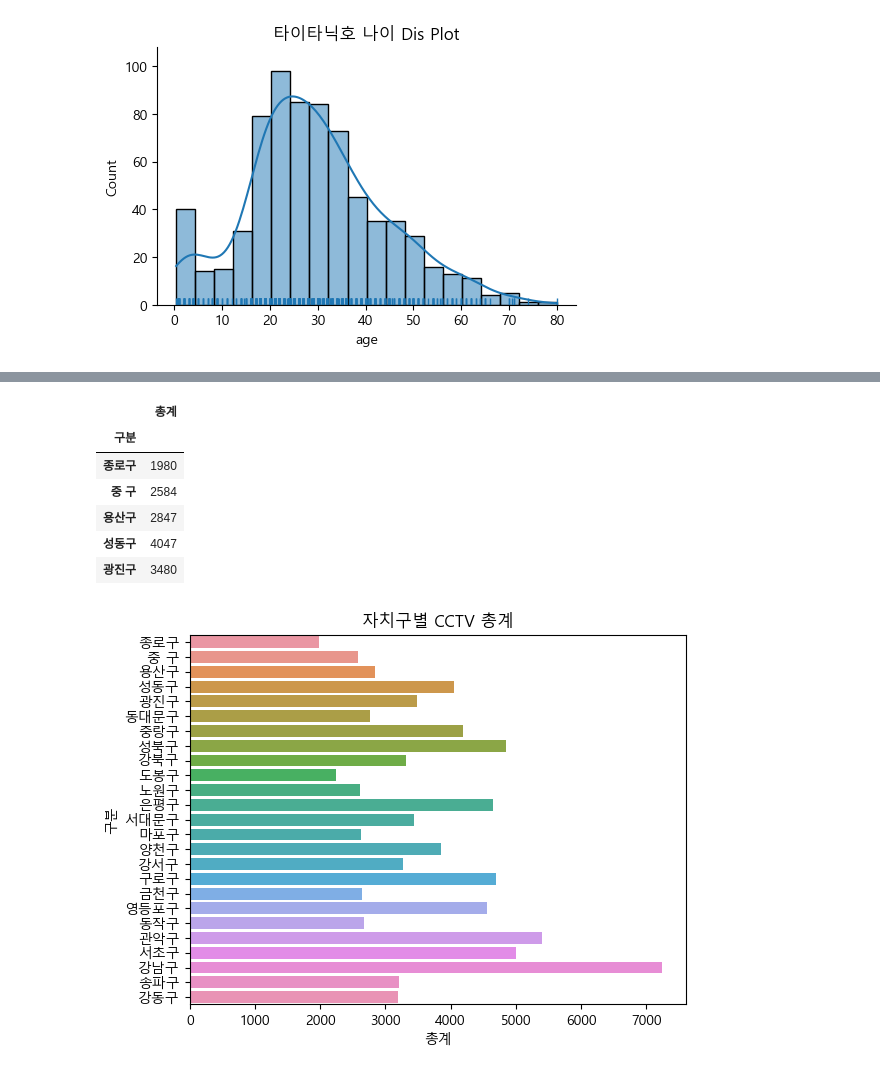
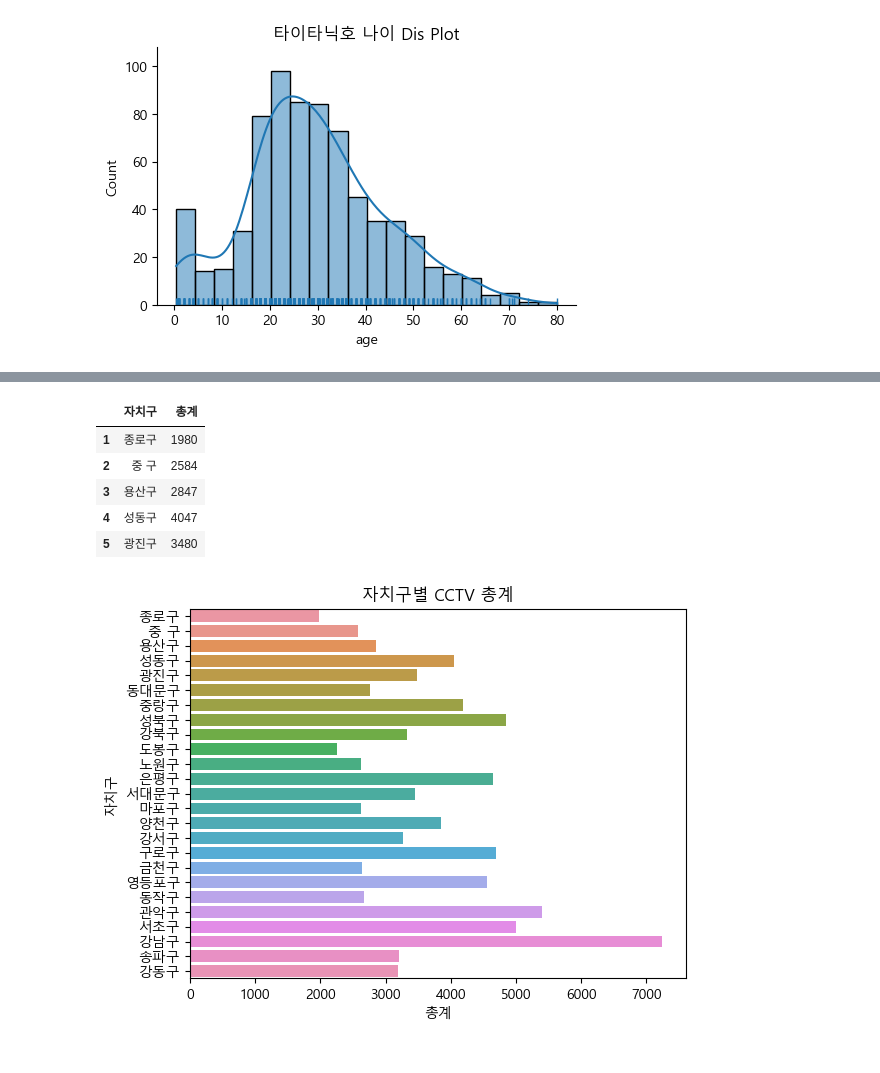
Before and after one commit to dlaudgh/DataAnalysis_Lecture_2023.04, a Jupyter notebook: 03.시각화/92.문제.ipynb, the cells around one changed output, grey strips where cells are left out. Cells and saved outputs as stored; diff of their text form; code cells hidden in the pictures.

```diff
--- a/03.시각화/92.문제.ipynb
+++ b/03.시각화/92.문제.ipynb
@@ -34,18 +40,17 @@ columns = '구분,총계'.split(',')
 cctv = pd.read_csv(filename, encoding='euc=kr', thousands=',')
 cctv = cctv[columns]
 cctv.drop([0], inplace=True)
-cctv.set_index('구분', inplace=True)
+cctv.rename(columns={'구분':'자치구'}, inplace=True)
 cctv.head()
 # %% [output]
-|  | 총계 |
-| 구분 |  |
-| 종로구 | 1980 |
-| 중 구 | 2584 |
-| 용산구 | 2847 |
-| 성동구 | 4047 |
-| 광진구 | 3480 |
+|  | 자치구 | 총계 |
+| 1 | 종로구 | 1980 |
+| 2 | 중 구 | 2584 |
+| 3 | 용산구 | 2847 |
+| 4 | 성동구 | 4047 |
+| 5 | 광진구 | 3480 |
 # %%
-sns.barplot(y=cctv.index, x='총계', data=cctv)
+sns.barplot(x='총계', y='자치구', data=cctv)
 plt.title('자치구별 CCTV 총계');
 # %% [output]
-[figure, old version]
+[figure, new version]
```
Also changed, not shown: parts of 8 cells of this notebook, 7 other files.
